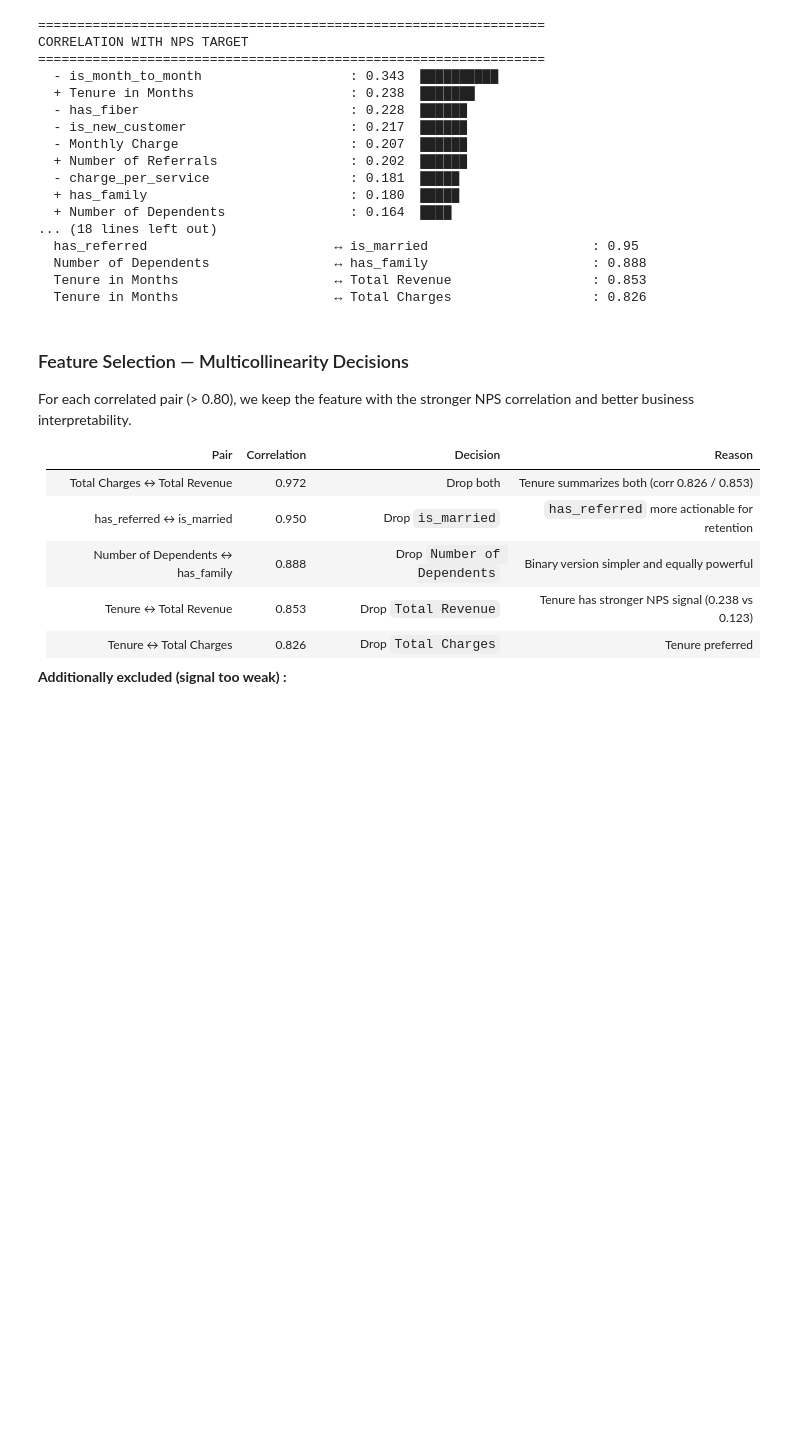
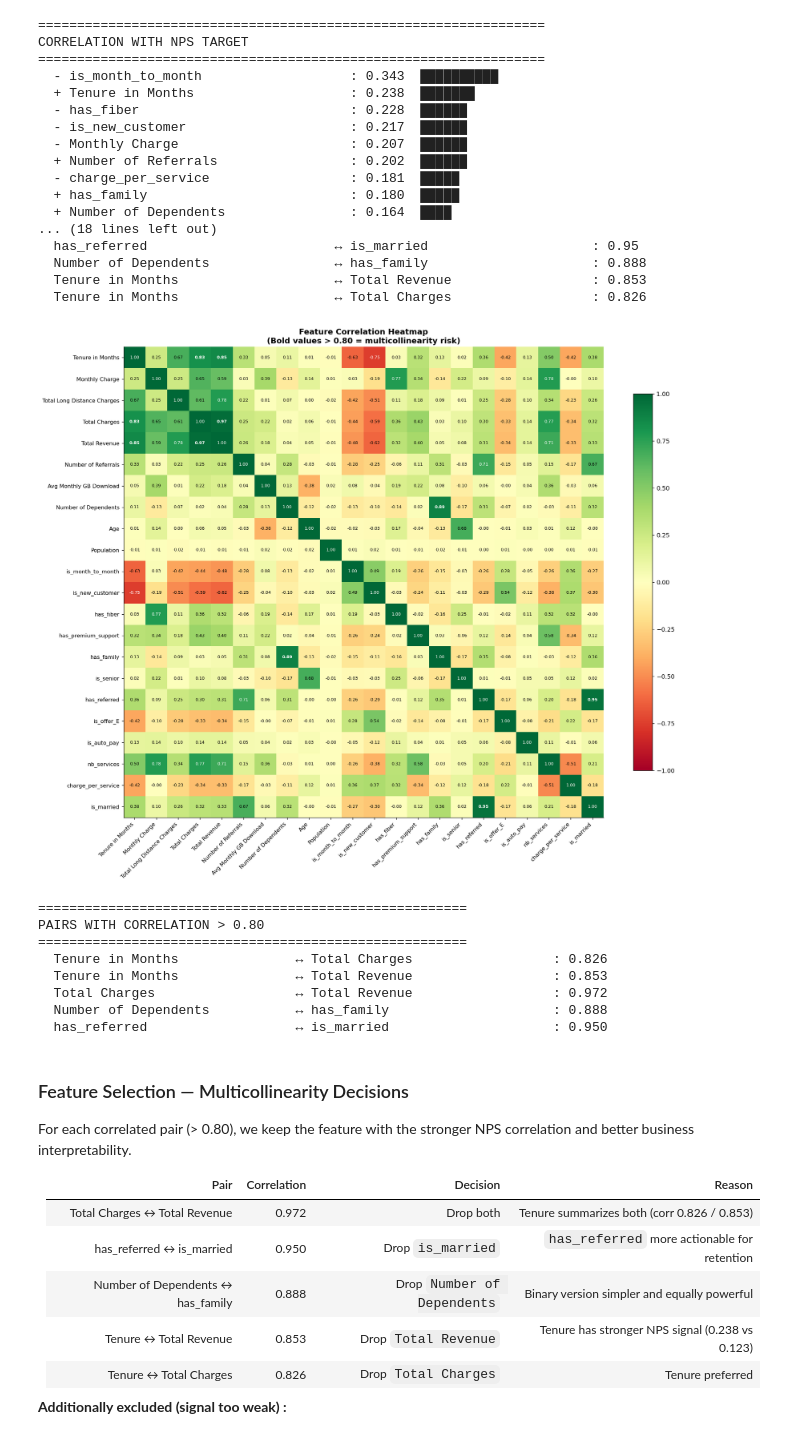
Before and after one commit to Franck-yao/artefact-nps-challenge, a Jupyter notebook: notebooks/NPS_Prediction.ipynb, the cells around one changed output. Saved outputs shown, nothing was run; the diff lists cells and outputs as text; code cells hidden in the pictures; blank space fills up the shorter version.

```diff
--- a/notebooks/NPS_Prediction.ipynb
+++ b/notebooks/NPS_Prediction.ipynb
@@ -886,6 +1062,77 @@ CORRELATION WITH NPS TARGET
   Number of Dependents                ↔ has_family                     : 0.888
   Tenure in Months                    ↔ Total Revenue                  : 0.853
   Tenure in Months                    ↔ Total Charges                  : 0.826
+# %%
+# ── CELL 18b : Correlation heatmap ────────────────────────
+# Visualize inter-feature correlations to identify
+# multicollinearity at a glance.
+# Pairs above 0.80 are highlighted — these are the pairs
+# where we must keep only one feature.
+# ============================================================
+
+import matplotlib.pyplot as plt
+import numpy as np
+
+# --- Compute correlation matrix on candidate features ---
+corr_feat = df_feat[CANDIDATE_FEATURES].corr()
+
+# --- Plot heatmap ---
+fig, ax = plt.subplots(figsize=(16, 13))
+
+mask = np.zeros_like(corr_feat, dtype=bool)
+mask[np.triu_indices_from(mask)] = True  # upper triangle
+
+im = ax.imshow(corr_feat.values, cmap='RdYlGn',
+               vmin=-1, vmax=1, aspect='auto')
+
+# --- Add values ---
+for i in range(len(corr_feat)):
+    for j in range(len(corr_feat)):
+        val = corr_feat.values[i, j]
+        color = 'white' if abs(val) > 0.7 else 'black'
+        # Highlight pairs above 0.80
+        weight = 'bold' if abs(val) > 0.80 and i != j else 'normal'
+        ax.text(j, i, f'{val:.2f}',
+                ha='center', va='center',
+                fontsize=7, color=color,
+                fontweight=weight)
+
+# --- Labels ---
+ax.set_xticks(range(len(corr_feat)))
+ax.set_yticks(range(len(corr_feat)))
+ax.set_xticklabels(CANDIDATE_FEATURES, rotation=45,
+                   ha='right', fontsize=9)
+ax.set_yticklabels(CANDIDATE_FEATURES, fontsize=9)
+
+plt.colorbar(im, ax=ax, shrink=0.8)
+ax.set_title('Feature Correlation Heatmap\n'
+             '(Bold values > 0.80 = multicollinearity risk)',
+             fontsize=13, fontweight='bold')
+plt.tight_layout()
+plt.savefig('correlation_heatmap.png', dpi=150,
+            bbox_inches='tight')
+plt.show()
+
+# --- Flag high correlations ---
+print("=" * 55)
+print("PAIRS WITH CORRELATION > 0.80")
+print("=" * 55)
+for i in range(len(corr_feat)):
+    for j in range(i+1, len(corr_feat)):
+        val = corr_feat.values[i, j]
+        if abs(val) > 0.80:
+            print(f"  {CANDIDATE_FEATURES[i]:30s} ↔ "
+                  f"{CANDIDATE_FEATURES[j]:30s} : {val:.3f}")
+# %% [output]
+[figure, added]
+=======================================================
+PAIRS WITH CORRELATION > 0.80
+=======================================================
+  Tenure in Months               ↔ Total Charges                  : 0.826
+  Tenure in Months               ↔ Total Revenue                  : 0.853
+  Total Charges                  ↔ Total Revenue                  : 0.972
+  Number of Dependents           ↔ has_family                     : 0.888
+  has_referred                   ↔ is_married                     : 0.950
 # %% [markdown]
 ### Feature Selection — Multicollinearity Decisions
 
```
Also changed, not shown: parts of 49 cells of this notebook.
